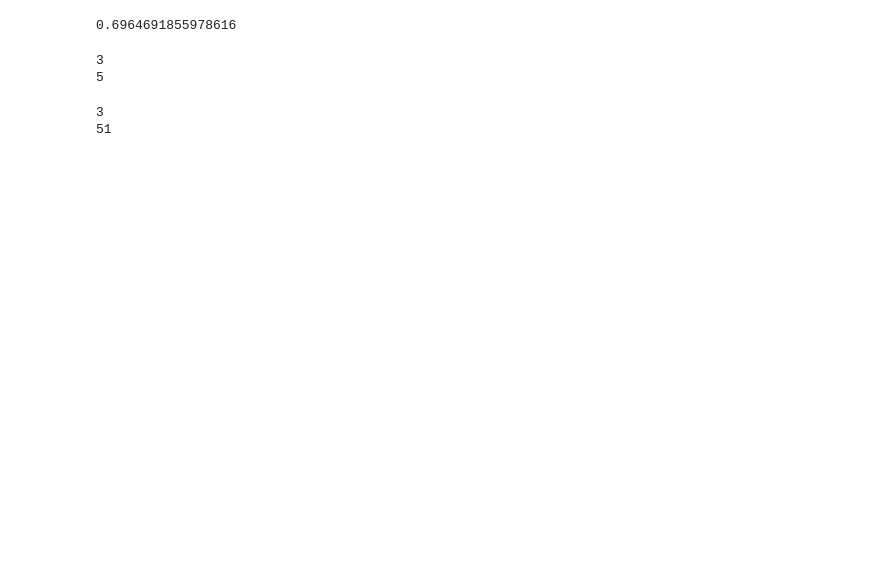
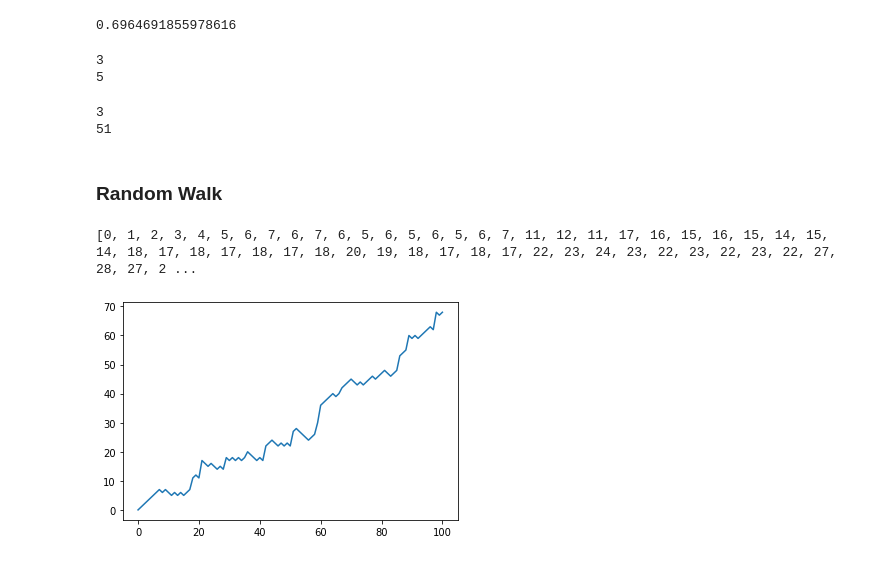
Before and after one commit to Isabmma/Case-Study-Hacker-Statistics, a Jupyter notebook: 2_hacker_statistics.ipynb, the cells around one changed output. Cells and saved outputs as stored; diff of their text form; code cells hidden in the pictures; blank space fills up the shorter version.

```diff
--- a/2_hacker_statistics.ipynb
+++ b/2_hacker_statistics.ipynb
@@ -41,3 +43,44 @@ print(step)
 # %% [output]
 3
 51
+# %% [markdown]
+### Random Walk
+# %%
+# Initialize random_walk
+random_walk = [0]
+
+# Complete the for loop
+for x in range(100) :
+    # Set step: last element in random_walk
+    step = random_walk[-1]
+
+    # Roll the dice
+    dice = np.random.randint(1,7)
+
+    # Determine next step
+    if dice <= 2:
+        # Use max to make sure step can't go below 0
+        step = max(0, step -1)
+    elif dice <= 5:
+        step = step + 1
+    else:
+        step = step + np.random.randint(1,7)
+
+    # append next_step to random_walk
+    random_walk.append(step)
+
+# Print random_walk
+print(random_walk)
+# %% [output]
+[0, 1, 2, 3, 4, 5, 6, 7, 6, 7, 6, 5, 6, 5, 6, 5, 6, 7, 11, 12, 11, 17, 16, 15, 16, 15, 14, 15, 14, 18, 17, 18, 17, 18, 17, 18, 20, 19, 18, 17, 18, 17, 22, 23, 24, 23, 22, 23, 22, 23, 22, 27, 28, 27, 2 ...
+# %%
+# Import matplotlib.pyplot as plt
+import matplotlib.pyplot as plt
+
+# Plot random_walk
+plt.plot(random_walk)
+
+# Show the plot
+plt.show()
+# %% [output]
+[figure, added]
```
Also changed, not shown: parts of 7 cells of this notebook.
